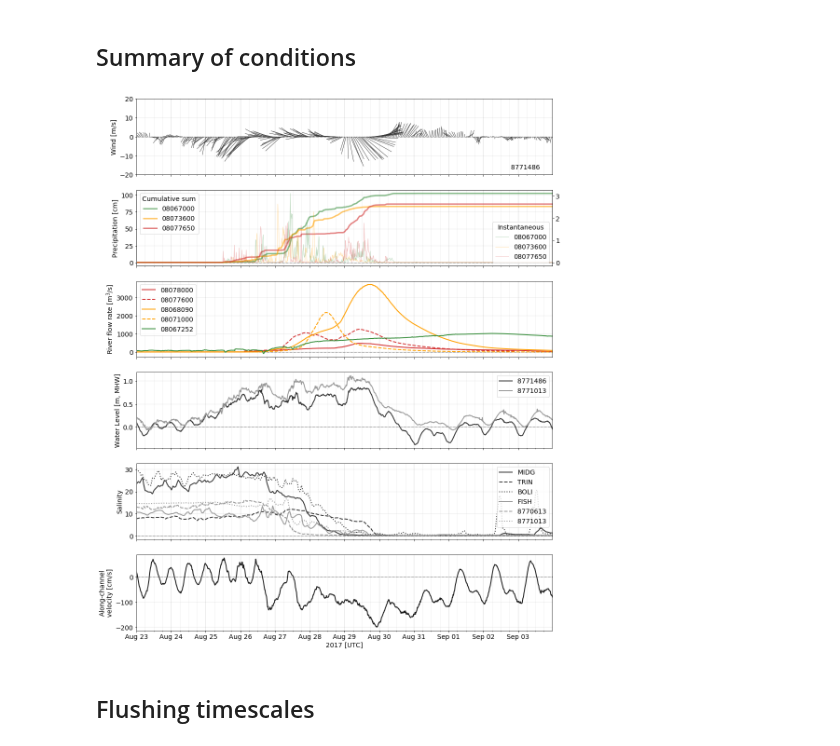
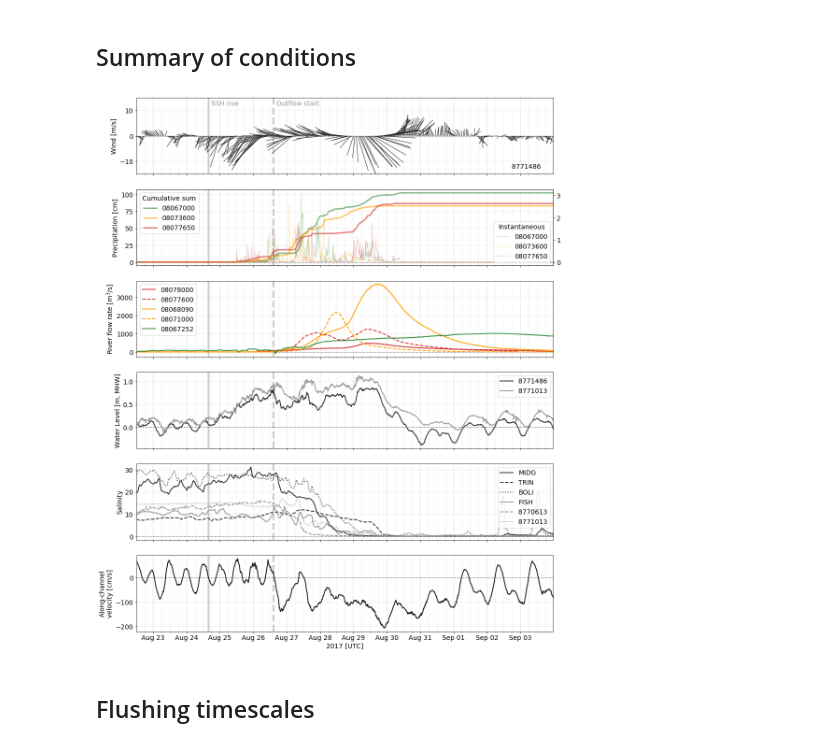
Before and after one commit to kthyng/flood_estimate, a Jupyter notebook: Harvey inflow.ipynb, the cells around one changed output. Cells and saved outputs as stored; diff of their text form; code cells hidden in the pictures.

```diff
--- a/Harvey inflow.ipynb
+++ b/Harvey inflow.ipynb
@@ -43,7 +43,7 @@ run buoy_info.py
 # %%
 # See `Gather data` notebook. This reads in data from many sources, recalculates so that all data is hourly by taking
 # hourly averages, and shifts water levels to all be mean high water to match the bathymetry.
-df = pd.read_csv(based + 'data06to03-15min.csv', parse_dates=True, index_col=0)
+df = pd.read_csv(based + 'data06to04-15min.csv', parse_dates=True, index_col=0)
 
 dt = (df.index[1] - df.index[0]).total_seconds()  # time step in seconds
 # %%
@@ -243,11 +201,15 @@ fig.savefig('figures/map_full_lowres.png', bbox_inches='tight')
 ## Summary of conditions
 # %%
 # define short dataframe to simplify plotting
-dsp = '2017-08-23'; dep = '2017-09-3'
+# dsp = '2017-08-26 00:00'; dep = '2017-08-27'
+dsp = '2017-08-22 12:00'; dep = '2017-09-3'
 ddt = 1
 dfsh = df.copy()[::ddt][dsp:dep]
 dfsh['idx'] = date2num(pd.to_datetime(dfsh.index).to_pydatetime())
 width = 0.2
+
+date_ssh = pd.Timestamp('2017-8-24 16:00')  # when sea surface starts to raise
+date_outflow = pd.Timestamp('2017-8-26 14:30')  # when salinity starts to drop, based on velocity
 
 fig, axes = plt.subplots(6, 1, figsize=(16,21), sharex=True)
 
@@ -281,7 +243,7 @@ axes[2].legend(bs, loc='upper left')
 
 ## Sea Level ##
 for buoy, col in zip(['8771486', '8771013'], ['0.2', '0.6']):
-    axes[3].plot(dfsh.index, dfsh[buoy + ': Water Level [m]'], label=buoy, color=col, lw=2)
+    axes[3].plot(dfsh.index, dfsh[buoy + ': Water Level [m, MHW]'], label=buoy, color=col, lw=2)
 axes[3].legend()
 
 
@@ -294,40 +256,50 @@ for buoy, ls, col in zip(bs, linestyles, colors):
 axes[4].legend(loc='best')
 
 
 ## Entrance along-channel velocity ##
 axes[5].plot(dfsh.index, dfsh['smean'], color='0.1', lw=2)
 
 
+axes[0].set_ylim(-15,15)
+axes[0].set_xlim(dfsh.index[0], dfsh.index[-1])
+for ax in axes:
+    ax.hlines(0, dfsh.index[0], dfsh.index[-1], linewidth=1, linestyle=':')
+    ax.grid(which='major', lw=1.5, color='k', alpha=0.05)
+    ax.grid(which='minor', lw=1, color='k', alpha=0.05)
+    # overlay lines for events
+    ylims = ax.get_ylim()
+    ax.set_ylim(*ylims)
+    ax.vlines(date_ssh, *ylims, linewidth=4, alpha=0.2, color='k')
+    ax.vlines(date_outflow, *ylims, linewidth=4, alpha=0.2, color='k', linestyle='--')
+
 # labels
 axes[0].set_ylabel('Wind [m/s]')
 axes[1].set_ylabel('Precipitation [cm]')
 axes[2].set_ylabel('River flow rate [m$^3$/s]')
 axes[3].set_ylabel('Water Level [m, MHW]')
 axes[4].set_ylabel('Salinity')
 axes[5].set_ylabel('Along-channel\nvelocity [cm/s]')
 
-axes[0].set_ylim(-20,20)
-axes[0].set_xlim(dfsh.index[0], dfsh.index[-1])
-for ax in axes:
-    ax.hlines(0, dfsh.index[0], dfsh.index[-1], linewidth=1, linestyle=':')
-    ax.grid(which='major', lw=1.5, color='k', alpha=0.05)
-    ax.grid(which='minor', lw=1, color='k', alpha=0.05)
+# label dates
+axes[0].text(0.18, 0.9, 'SSH rise', transform=axes[0].transAxes, alpha=0.4)
+axes[0].text(0.335, 0.9, 'Outflow start', transform=axes[0].transAxes, alpha=0.4)
+
 
 minor = mpl.dates.HourLocator(byhour=np.arange(0,24,6))
 ax.xaxis.set_minor_locator(minor)
 major = mpl.dates.HourLocator(byhour=np.arange(0,24,24))
 ax.xaxis.set_major_locator(major)
 ax.xaxis.set_major_formatter(mpl.dates.DateFormatter('%b %d'))
 
 handles, labels = ax.get_legend_handles_labels()
 by_label = OrderedDict(zip(labels, handles))
 # ax.legend(by_label.values(), by_label.keys(), loc='upper right')
 
 ax.set_xlabel('2017 [UTC]')
 
 plt.savefig('figures/conditions.pdf', bbox_inches='tight')
 # %% [output]
-[figure, old version]
+[figure, new version]
 # %% [markdown]
 ## Flushing timescales
 # %%
```
Also changed, not shown: parts of 24 cells of this notebook.
